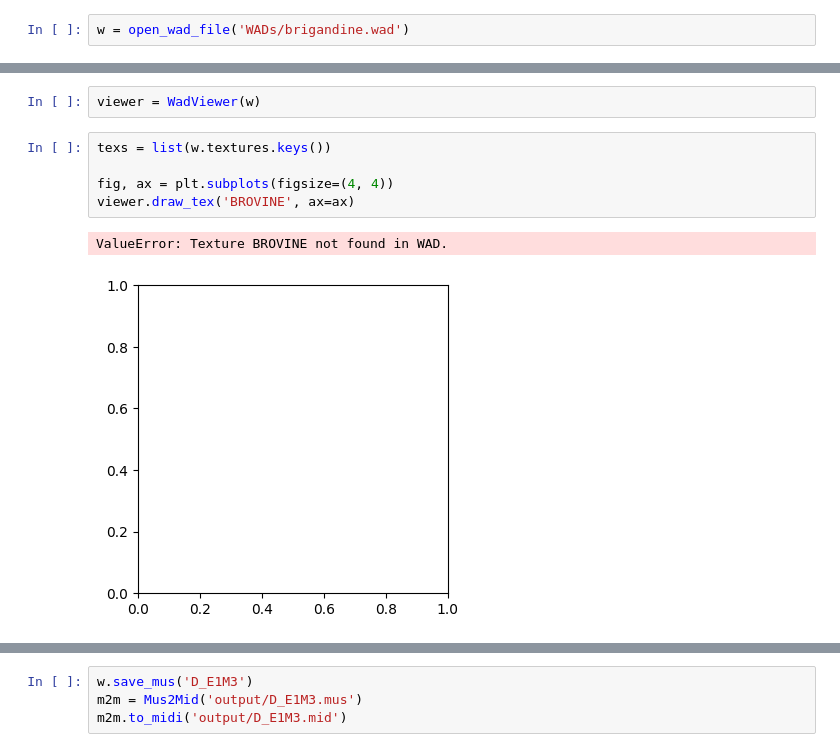
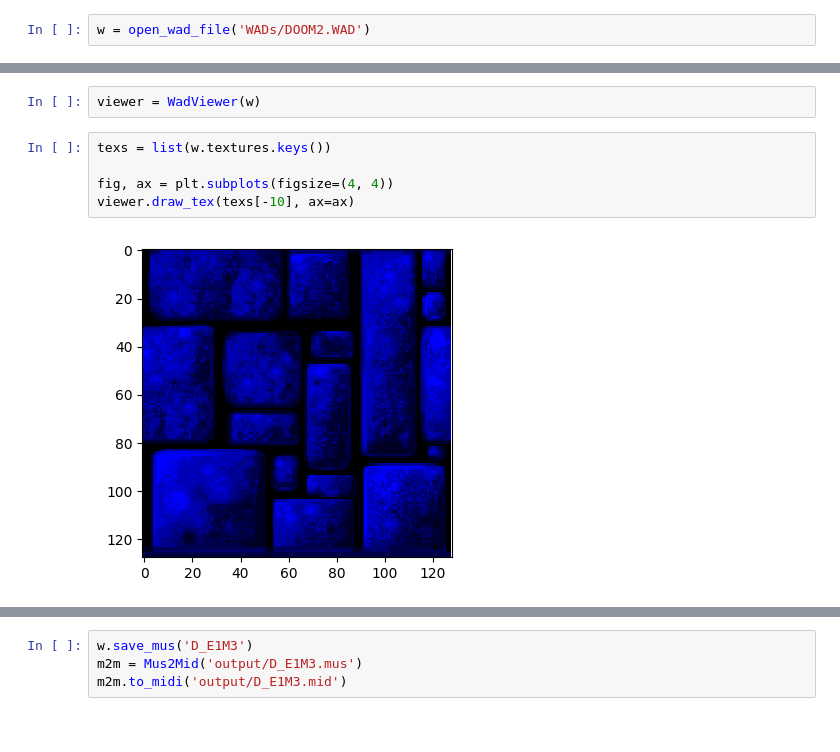
Before and after one commit to Sylvain-Rama/pyWAD, a Jupyter notebook: WADParser_Demo.ipynb, the cells around one changed output, grey strips where cells are left out. Drawn from its saved outputs; the diff is of its cells as text.

```diff
--- a/WADParser_Demo.ipynb
+++ b/WADParser_Demo.ipynb
@@ -13,5 +16,5 @@ from WADViewer import WadViewer
 from WADPlayer import MIDIPlayer
 from mus2mid import Mus2Mid
 # %%
-w = open_wad_file('WADs/brigandine.wad')
+w = open_wad_file('WADs/DOOM2.WAD')
 # %% [output]
@@ -33,8 +31,7 @@ viewer = WadViewer(w)
 # %%
 texs = list(w.textures.keys())
 
 fig, ax = plt.subplots(figsize=(4, 4))
-viewer.draw_tex('BROVINE', ax=ax)
+viewer.draw_tex(texs[-10], ax=ax)
 # %% [output]
-ValueError: Texture BROVINE not found in WAD.
-[figure, old version]
+[figure, new version]
```
Also changed, not shown: parts of 4 cells of this notebook, 2 other files.
